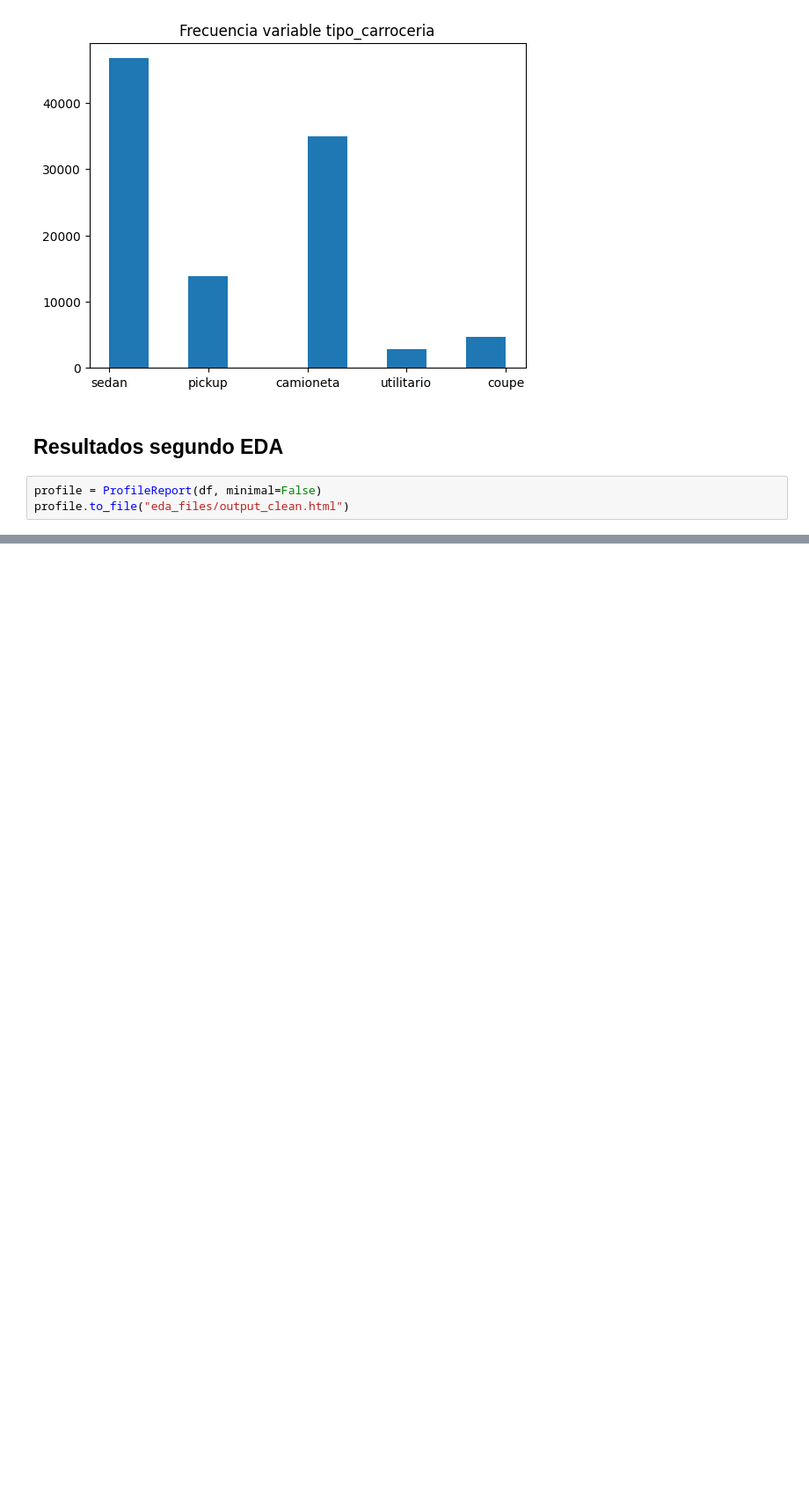
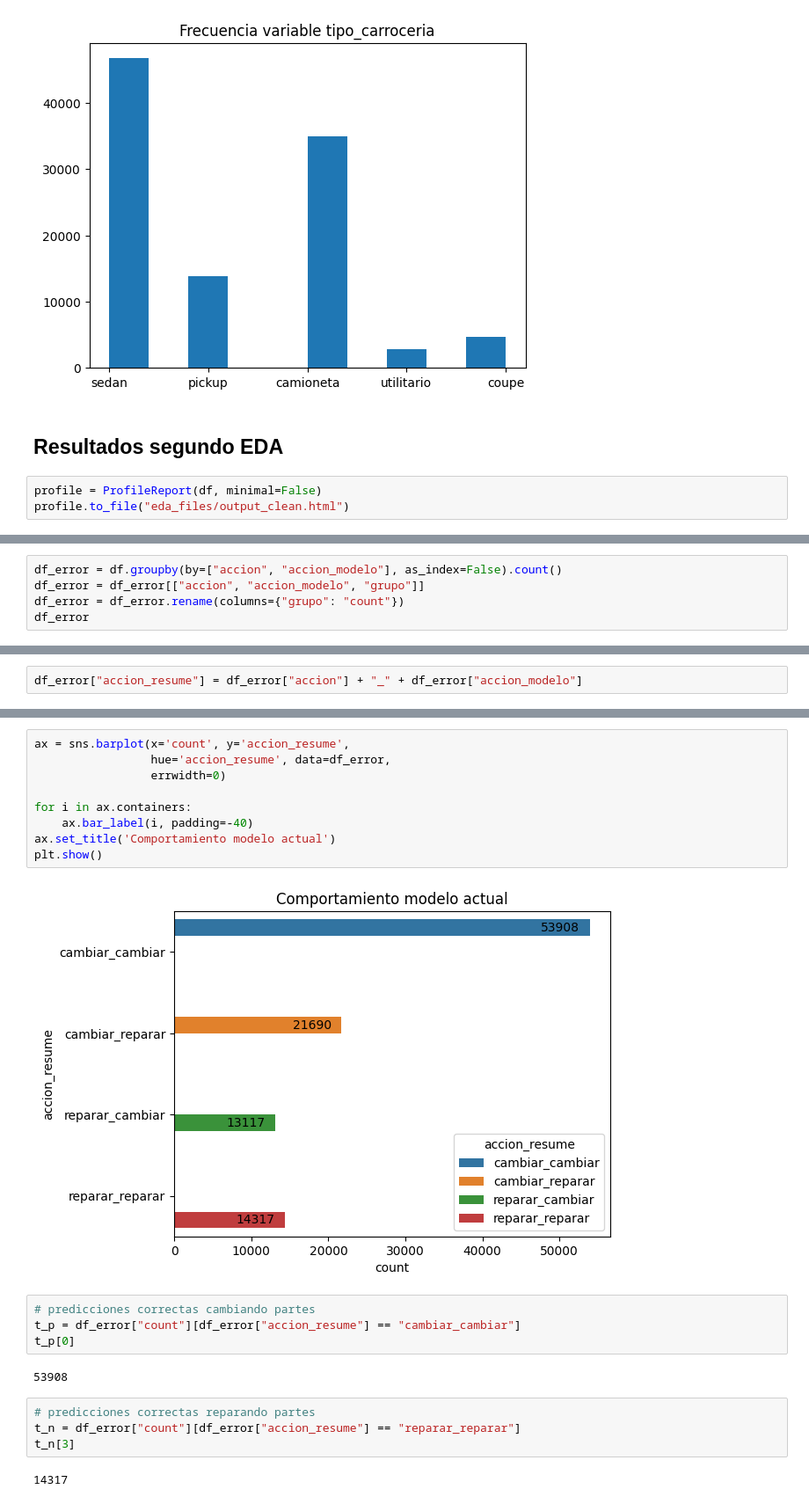
Before and after one commit to Oriojas/test_ia_incidents_cars, a Jupyter notebook: eda_clean_data.ipynb, the cells around one changed output, grey strips where cells are left out. Shown at 88% size. Saved outputs shown, nothing was run; the diff lists cells and outputs as text; blank space fills up the shorter version.

```diff
--- a/eda_clean_data.ipynb
+++ b/eda_clean_data.ipynb
@@ -341,0 +359,5 @@ profile.to_file("eda_files/output_clean.html")
+# %%
+df_error = df.groupby(by=["accion", "accion_modelo"], as_index=False).count()
+df_error = df_error[["accion", "accion_modelo", "grupo"]]
+df_error = df_error.rename(columns={"grupo": "count"})
+df_error
@@ -341,0 +370,2 @@ profile.to_file("eda_files/output_clean.html")
+# %%
+df_error["accion_resume"] = df_error["accion"] + "_" + df_error["accion_modelo"]
@@ -341,0 +380,23 @@ profile.to_file("eda_files/output_clean.html")
+# %%
+ax = sns.barplot(x='count', y='accion_resume',
+                 hue='accion_resume', data=df_error,
+                 errwidth=0)
+
+for i in ax.containers:
+    ax.bar_label(i, padding=-40)
+ax.set_title('Comportamiento modelo actual')
+plt.show()
+# %% [output]
+[figure, added]
+# %%
+# predicciones correctas cambiando partes
+t_p = df_error["count"][df_error["accion_resume"] == "cambiar_cambiar"]
+t_p[0]
+# %% [output]
+53908
+# %%
+# predicciones correctas reparando partes
+t_n = df_error["count"][df_error["accion_resume"] == "reparar_reparar"]
+t_n[3]
+# %% [output]
+14317
```
Also changed, not shown: parts of 29 cells of this notebook, 2 other files.
